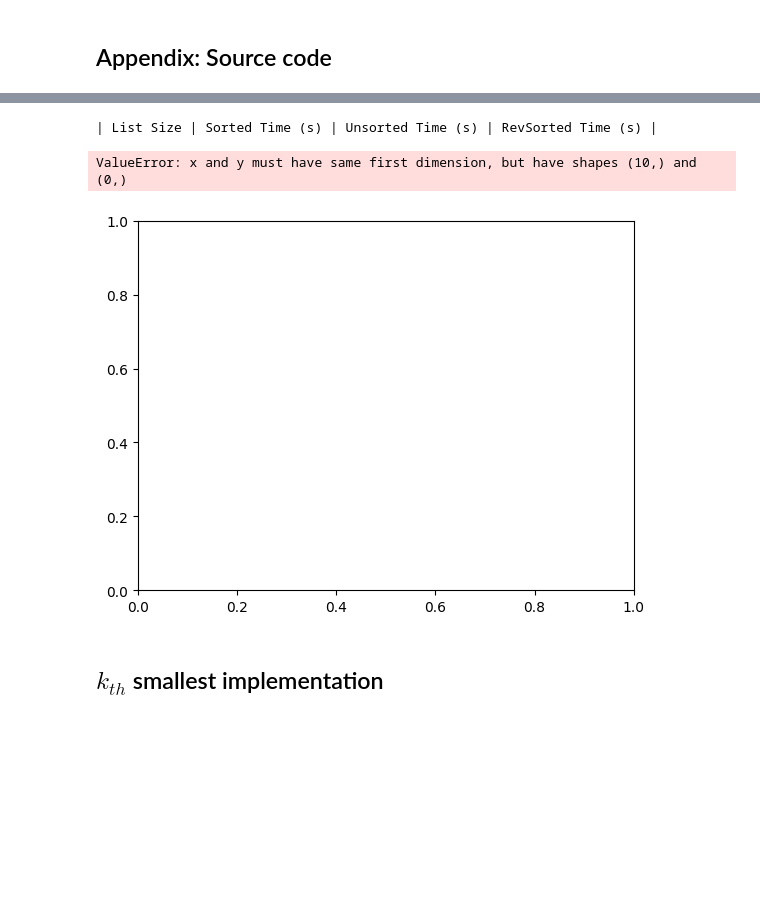
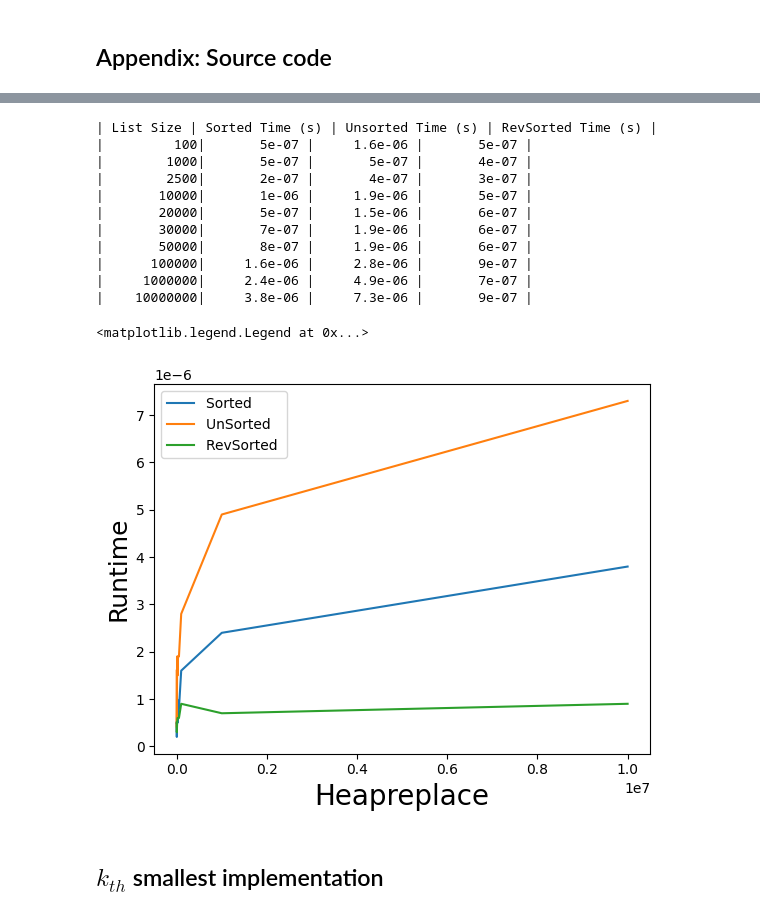
Before and after one commit to xiugaze/csc3310-program-4, a Jupyter notebook: heapq.ipynb, the cells around one changed output, grey strips where cells are left out. Drawn from its saved outputs; the diff is of its cells as text; code cells hidden in the pictures; blank space fills up the shorter version.

```diff
--- a/heapq.ipynb
+++ b/heapq.ipynb
@@ -167,38 +214,48 @@ for size in list_sizes:
 
     start_time_un = time.perf_counter()
     heapq.heapreplace(unsorted_list, value)
     end_time_un = time.perf_counter()
     elapsed_un = end_time_un - start_time_un
 
     start_time = time.perf_counter()
     heapq.heapreplace(sorted_list, value)
     end_time = time.perf_counter()
     elapsed = end_time - start_time
 
     start_time_rev = time.perf_counter()
     heapq.heapreplace(revsorted_list, value)
     end_time_rev = time.perf_counter()
     elapsed_rev = end_time_rev - start_time_rev
 
-    sorted_list.append(elapsed)
-    unsorted_list.append(elapsed_un)
-    revsorted_list.append(elapsed_rev)
+    sorted_times.append(elapsed)
+    unsorted_times.append(elapsed_un)
+    revsorted_times.append(elapsed_rev)
 
 print("| List Size | Sorted Time (s) | Unsorted Time (s) | RevSorted Time (s) | ")
 for i in range(0, len(sorted_times)):
     print(f'|{list_sizes[i]:>12}|{sorted_times[i]:>12.4} |{unsorted_times[i]:>12.4} |{revsorted_times[i]:>12.4} |')
 
 plt.plot(list_sizes, sorted_times, label="Sorted ")
 plt.plot(list_sizes, unsorted_times, label="UnSorted ")
 plt.plot(list_sizes, revsorted_times, label="RevSorted ")
 plt.xlabel("List Size", fontsize=18)
 plt.ylabel("Runtime", fontsize=18)
 plt.xlabel("Heapreplace", fontsize=20)
 plt.legend()
 # %% [output]
 | List Size | Sorted Time (s) | Unsorted Time (s) | RevSorted Time (s) |
+|         100|       5e-07 |     1.6e-06 |       5e-07 |
+|        1000|       5e-07 |       5e-07 |       4e-07 |
+|        2500|       2e-07 |       4e-07 |       3e-07 |
+|       10000|       1e-06 |     1.9e-06 |       5e-07 |
+|       20000|       5e-07 |     1.5e-06 |       6e-07 |
+|       30000|       7e-07 |     1.9e-06 |       6e-07 |
+|       50000|       8e-07 |     1.9e-06 |       6e-07 |
+|      100000|     1.6e-06 |     2.8e-06 |       9e-07 |
+|     1000000|     2.4e-06 |     4.9e-06 |       7e-07 |
+|    10000000|     3.8e-06 |     7.3e-06 |       9e-07 |
-ValueError: x and y must have same first dimension, but have shapes (10,) and (0,)
+<matplotlib.legend.Legend at 0x...>
-[figure, old version]
+[figure, new version]
 # %% [markdown]
 ## $k_{th}$ smallest implementation
 # %%
```
Also changed, not shown: parts of 4 cells of this notebook.
